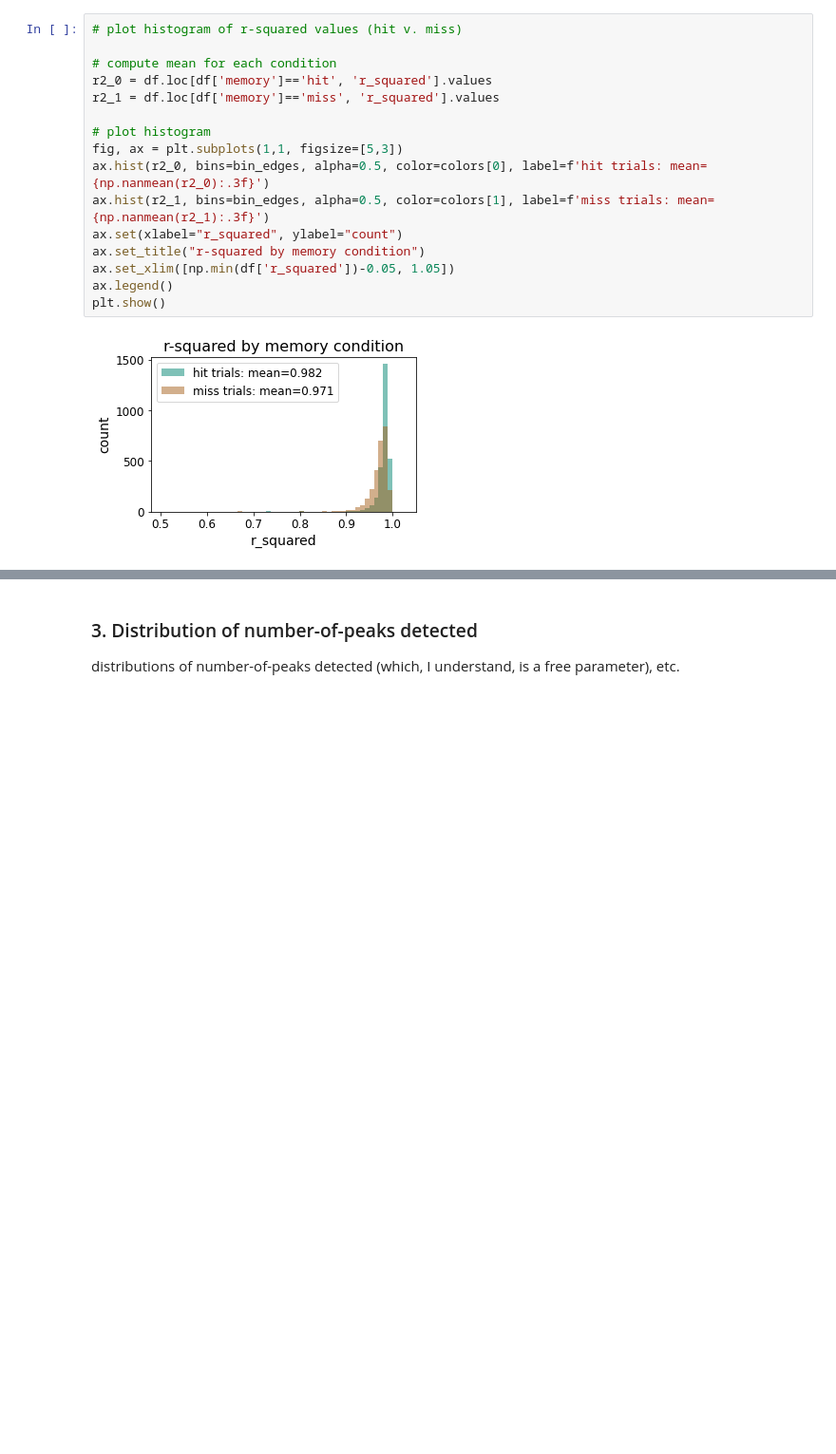
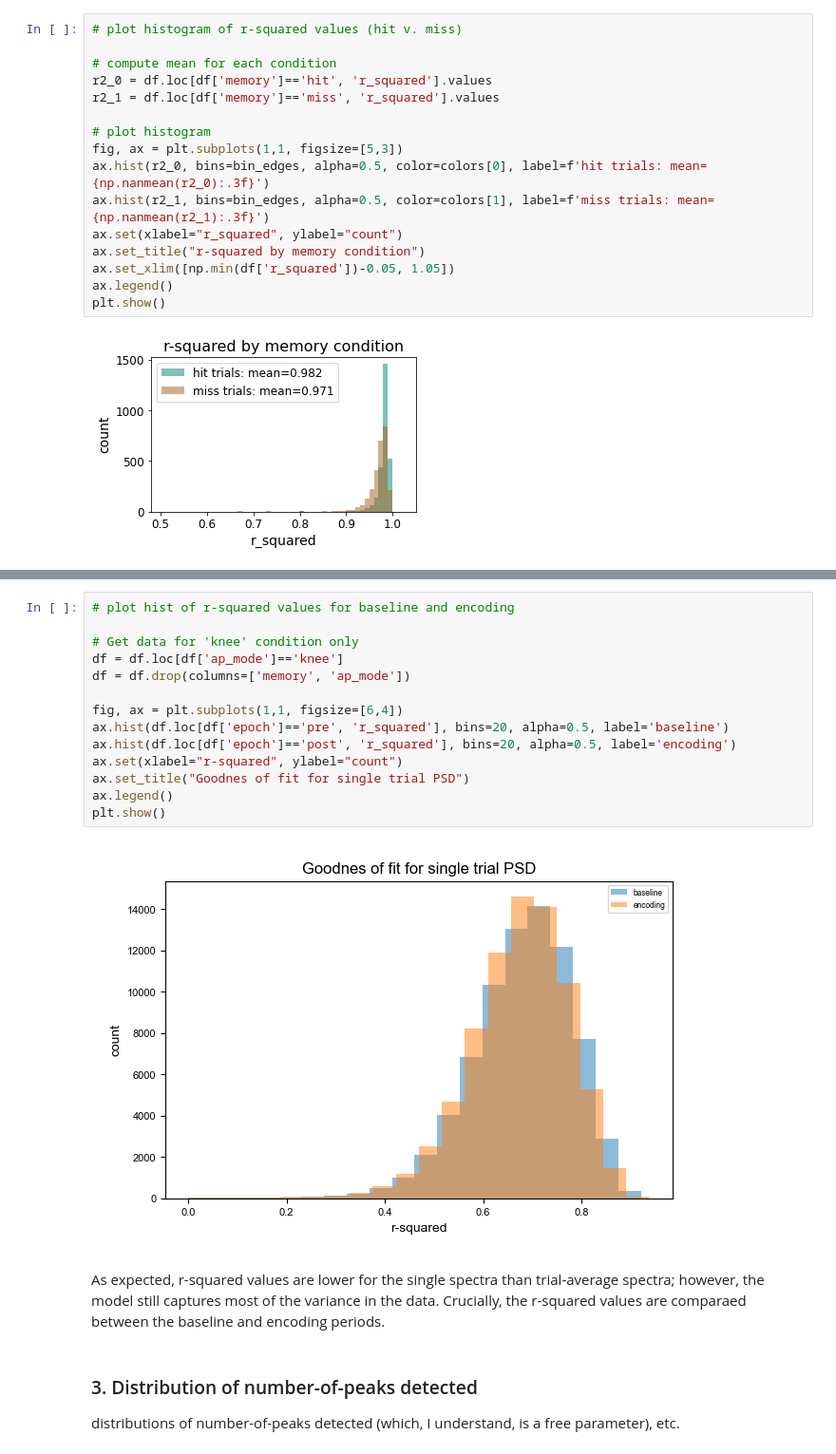
Before and after one commit to voytekresearch/oscillation_vs_exponent, a Jupyter notebook: notebooks/assess_model_fits.ipynb, the cells around one changed output, grey strips where cells are left out. Shown at 95% size. Cells and saved outputs as stored; diff of their text form; blank space fills up the shorter version.

```diff
--- a/notebooks/assess_model_fits.ipynb
+++ b/notebooks/assess_model_fits.ipynb
@@ -200,3 +219,21 @@ plt.show()
+# %%
+# plot hist of r-squared values for baseline and encoding
+
+# Get data for 'knee' condition only
+df = df.loc[df['ap_mode']=='knee']
+df = df.drop(columns=['memory', 'ap_mode'])
+
+fig, ax = plt.subplots(1,1, figsize=[6,4])
+ax.hist(df.loc[df['epoch']=='pre', 'r_squared'], bins=20, alpha=0.5, label='baseline')
+ax.hist(df.loc[df['epoch']=='post', 'r_squared'], bins=20, alpha=0.5, label='encoding')
+ax.set(xlabel="r-squared", ylabel="count")
+ax.set_title("Goodnes of fit for single trial PSD")
+ax.legend()
+plt.show()
+# %% [output]
+[figure, added]
+# %% [markdown]
+As expected, r-squared values are lower for the single spectra than trial-average spectra; however, the model still captures most of the variance in the data. Crucially, the r-squared values are comparaed between the baseline and encoding periods.
 # %% [markdown]
 ### 3. Distribution of number-of-peaks detected
 distributions of number-of-peaks detected (which, I understand, is a free parameter), etc.
```
Also changed, not shown: parts of 10 cells of this notebook.
